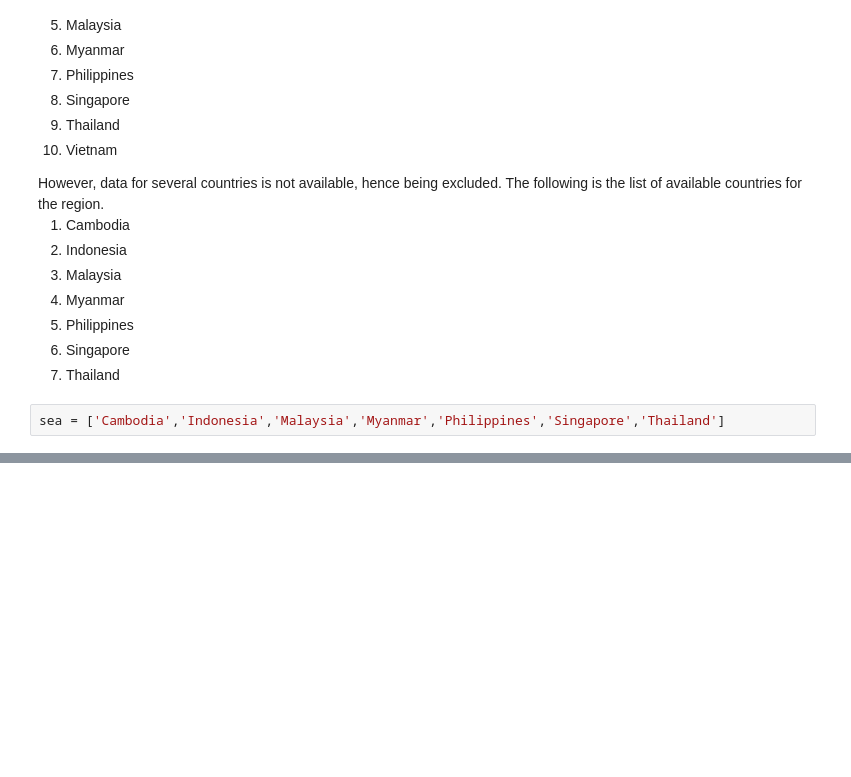
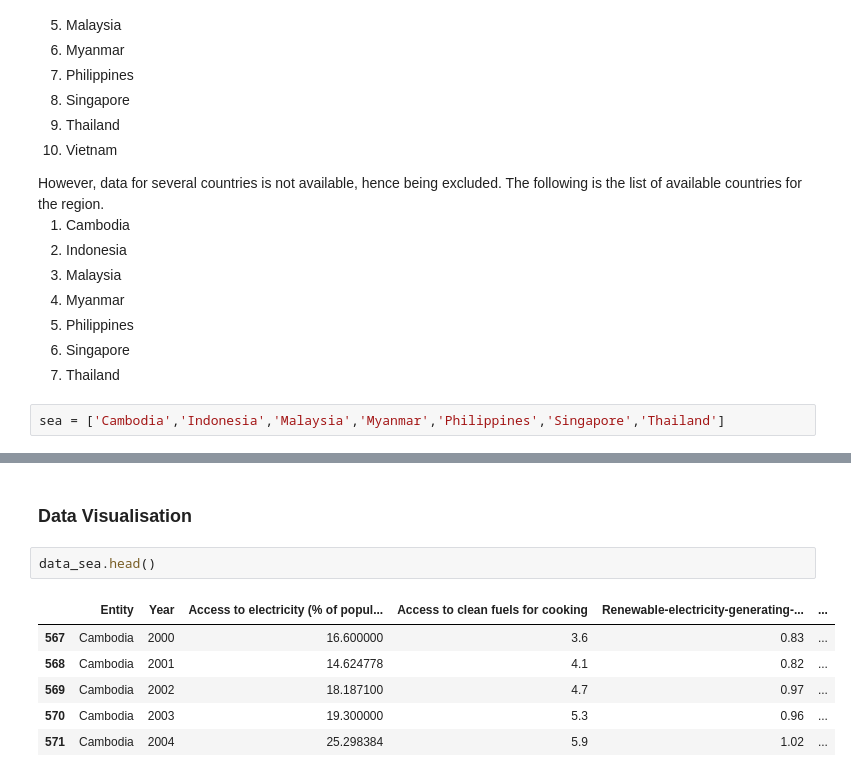
Before and after one commit to lurza/Sustainable_Energy_2020_2022, a Jupyter notebook: Sustainable_Energy1.ipynb, the cells around one changed output, grey strips where cells are left out. Cells and saved outputs as stored; diff of their text form; blank space fills up the shorter version.

```diff
--- a/Sustainable_Energy1.ipynb
+++ b/Sustainable_Energy1.ipynb
@@ -203,0 +217,11 @@ data_sea
+# %% [markdown]
+### Data Visualisation
+# %%
+data_sea.head()
+# %% [output]
+|  | Entity | Year | Access to electricity (% of popul... | Access to clean fuels for cooking | Renewable-electricity-generating-... | ... |
+| 567 | Cambodia | 2000 | 16.600000 | 3.6 | 0.83 | ... |
+| 568 | Cambodia | 2001 | 14.624778 | 4.1 | 0.82 | ... |
+| 569 | Cambodia | 2002 | 18.187100 | 4.7 | 0.97 | ... |
+| 570 | Cambodia | 2003 | 19.300000 | 5.3 | 0.96 | ... |
+| 571 | Cambodia | 2004 | 25.298384 | 5.9 | 1.02 | ... |
```
Also changed, not shown: parts of 11 cells of this notebook.
